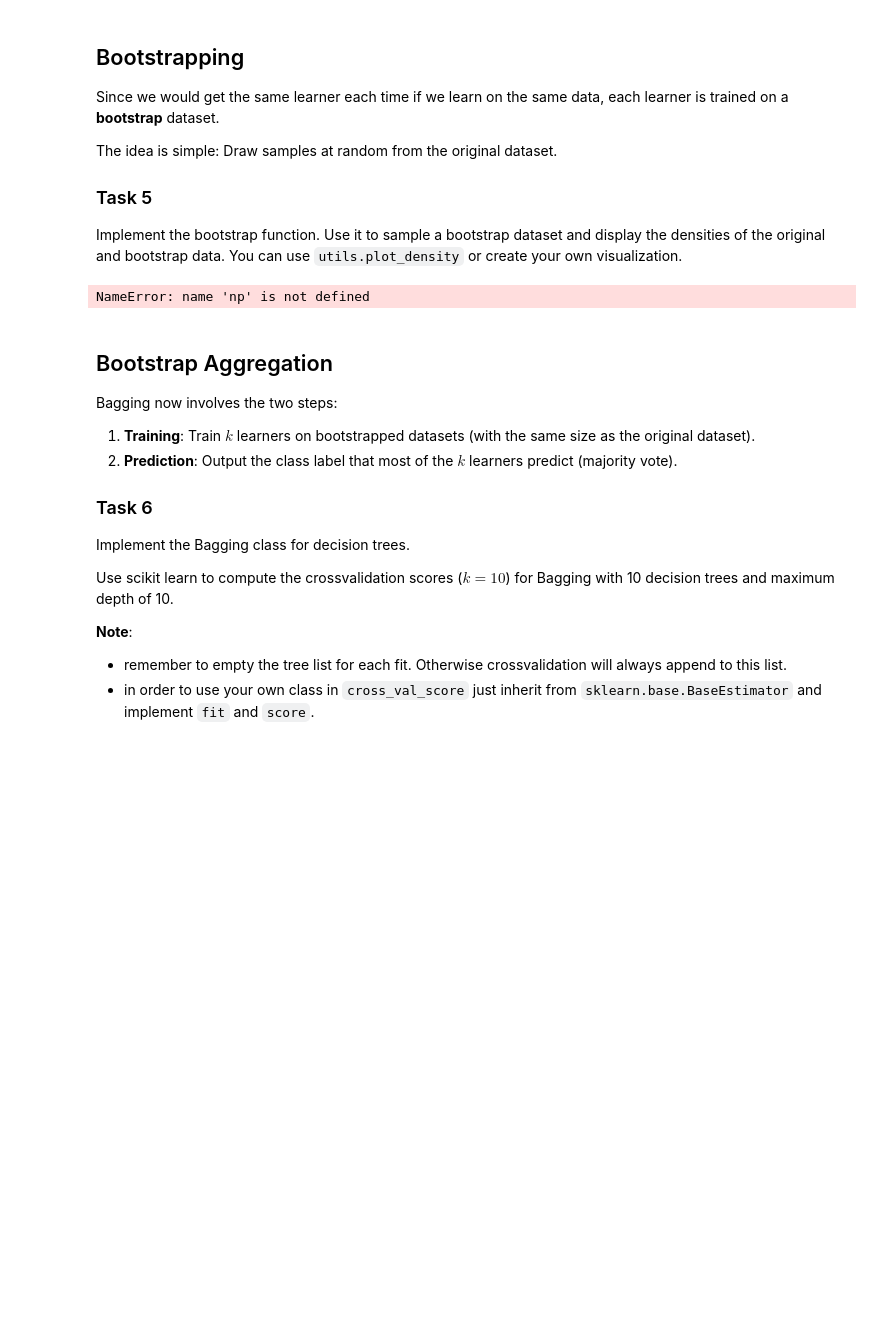
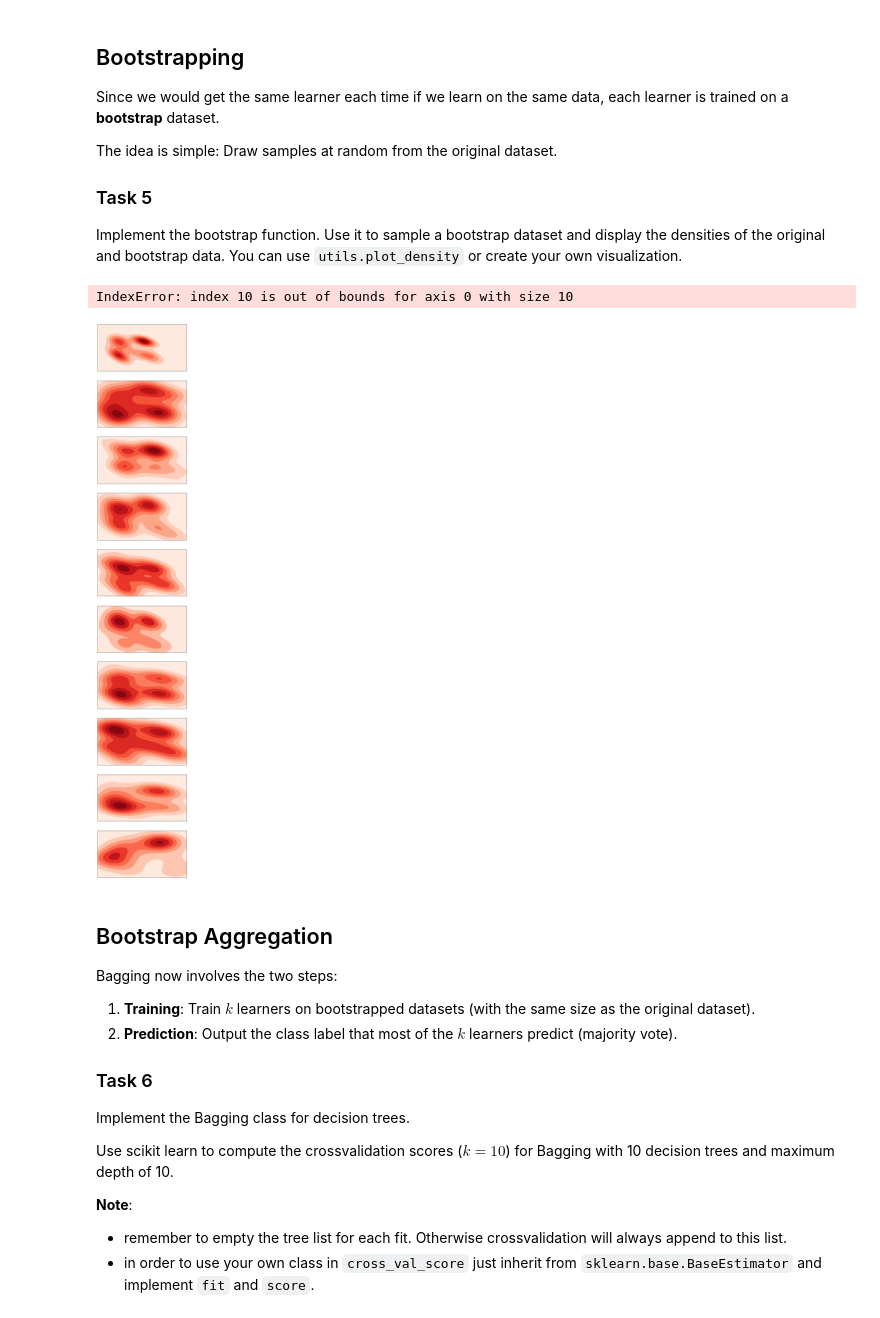
Before and after one commit to HerrMotz/AGDML-Lab, a Jupyter notebook: 07_Bagging_Boosting/07_Bagging_Boosting.ipynb, the cells around one changed output. Cells and saved outputs as stored; diff of their text form; code cells hidden in the pictures; blank space fills up the shorter version.

```diff
--- a/07_Bagging_Boosting/07_Bagging_Boosting.ipynb
+++ b/07_Bagging_Boosting/07_Bagging_Boosting.ipynb
@@ -180,37 +190,37 @@ def sample_bootstrap(X : np.ndarray, y : np.ndarray, n_samples : int) -> tuple:
         y... labels
         n_samples... number of samples in bootstrap dataset
 
     @Returns:
         X, y of bootstrap dataset
     '''
     # TODO: implement
     _length = X.shape[0]
     permutation = np.random.permutation(_length)
     _X = X[permutation]
     _y = y[permutation]
     _block_size = np.floor(X.shape[0] / n_samples)
 
     bootstrap = []
     for i in range(n_samples):
         _mask = np.array([True if i*_block_size <= j < (i+1)*_block_size else False for j in range(_length)])
         bootstrap.append((_X[_mask], y[_mask]))
 
     return bootstrap
 
-
-bs = sample_bootstrap(data_X, data_y, N+1)
+bs = sample_bootstrap(data_X, data_y, 10)
+N = len(bs)
 bs.insert(0, (data_X, data_y))
-N = len(bs)
 fig, ax = plt.subplots(N, 1, figsize=(8,50))
 # TODO: draw bootstrap dataset
 # TODO: visualize distribution of bootstrap and original data
 for i, _bs in enumerate(bs):
     _X = _bs[0]
     _y = _bs[1]
     # print(_X, _y)
     utils.plot_density(_X, np.max(_X, axis=0), np.min(_X, axis=0), ax[i])
 # %% [output]
-NameError: name 'np' is not defined
+IndexError: index 10 is out of bounds for axis 0 with size 10
+[figure, added]
 # %% [markdown]
 ## Bootstrap Aggregation
 
```
Also changed, not shown: parts of 4 cells of this notebook.
